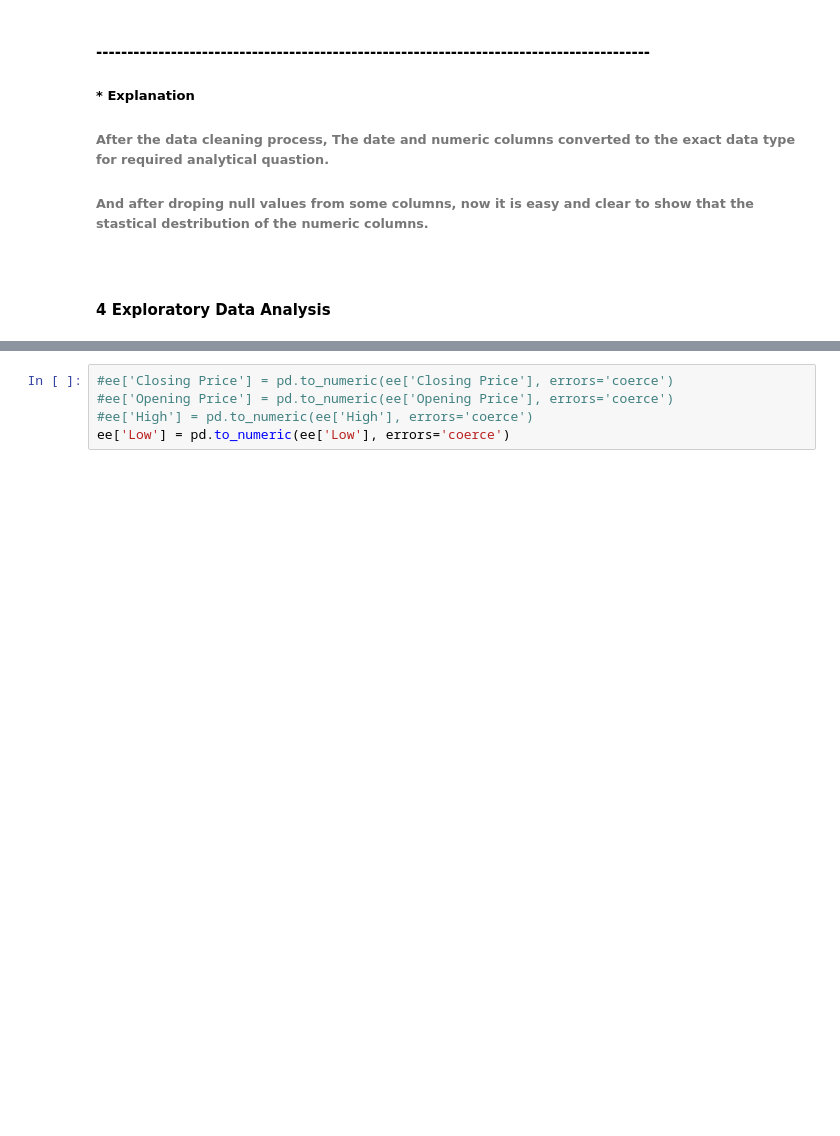
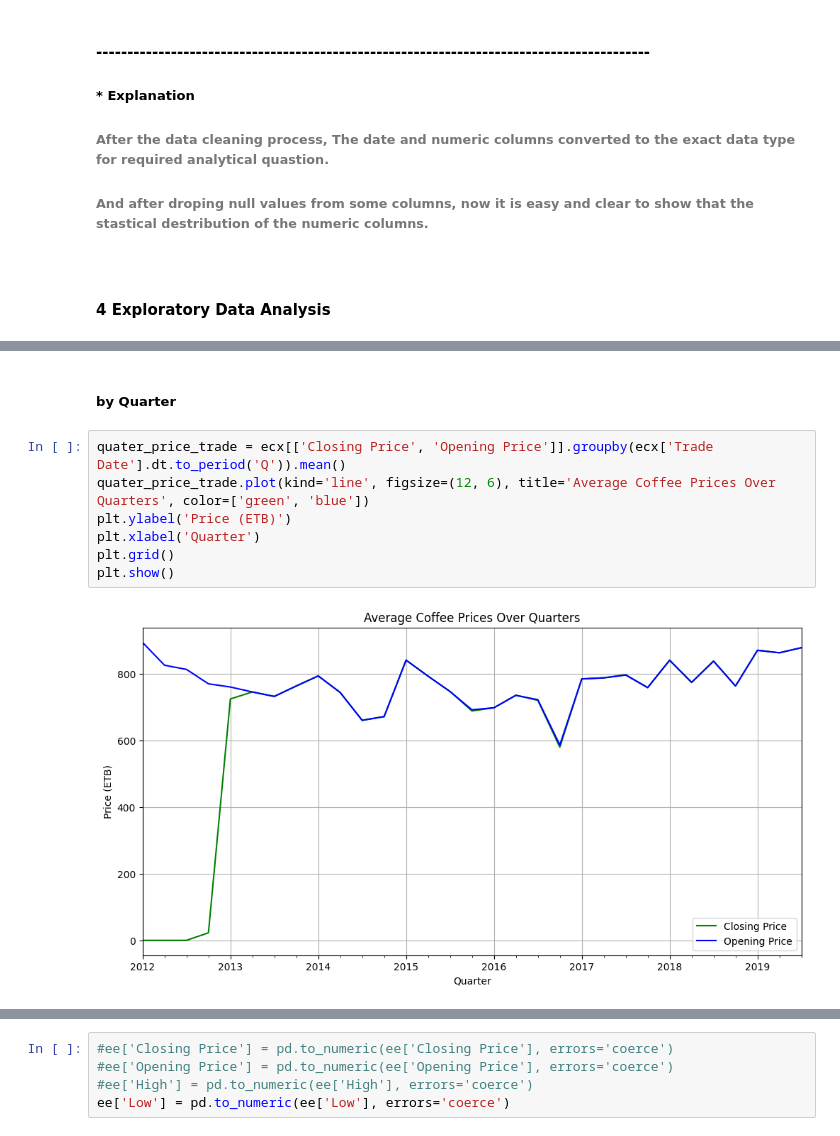
Before and after one commit to natnaelaster/data-analysis-projects, a Jupyter notebook: ETH_Coffee python + tablue/ethio-coffe-exchange.ipynb, the cells around one changed output, grey strips where cells are left out. Drawn from its saved outputs; the diff is of its cells as text; blank space fills up the shorter version.

```diff
--- a/ETH_Coffee python + tablue/ethio-coffe-exchange.ipynb
+++ b/ETH_Coffee python + tablue/ethio-coffe-exchange.ipynb
@@ -244,3 +244,14 @@ Index(['Trade Date', 'Symbol', 'Warehouse', 'Production Year', 'Opening Price',
+# %% [markdown]
+##### by Quarter
+# %%
+quater_price_trade = ecx[['Closing Price', 'Opening Price']].groupby(ecx['Trade Date'].dt.to_period('Q')).mean()
+quater_price_trade.plot(kind='line', figsize=(12, 6), title='Average Coffee Prices Over Quarters', color=['green', 'blue'])
+plt.ylabel('Price (ETB)')
+plt.xlabel('Quarter')
+plt.grid()
+plt.show()
+# %% [output]
+[figure, added]
 # %%
 ee = pd.read_excel(r'Coffee-2012.xlsx')
 ee.head()
```
Also changed, not shown: parts of 11 cells of this notebook, 2 other files.
